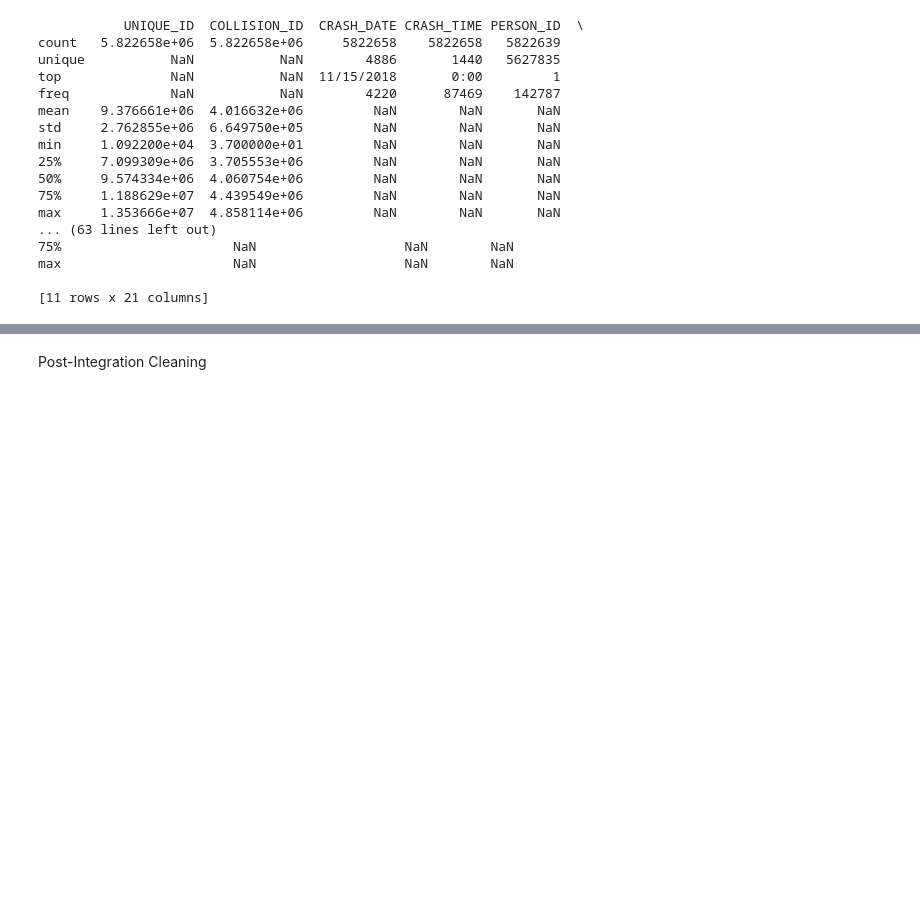
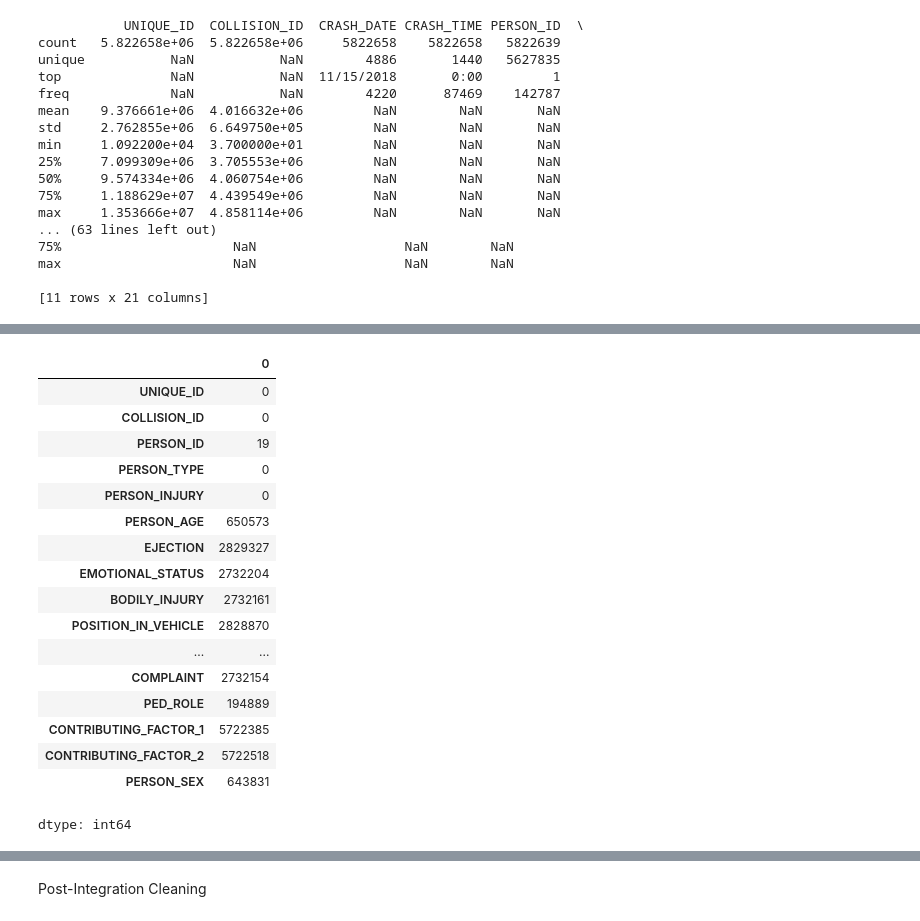
Before and after one commit to AmirBassemAdibAbdou/DataEngineering-Visualization, a Jupyter notebook: ProjectOneData&Vis.ipynb, the cells around one changed output, grey strips where cells are left out. Drawn from its saved outputs; the diff is of its cells as text; code cells hidden in the pictures; blank space fills up the shorter version.

```diff
--- a/ProjectOneData&Vis.ipynb
+++ b/ProjectOneData&Vis.ipynb
@@ -671,13 +418,0 @@ None
-# %%
-##also fill null values in catigorical columns with unknown
-categorical_cols_to_fill_persons = [
-    'EJECTION', 'EMOTIONAL_STATUS', 'BODILY_INJURY', 'POSITION_IN_VEHICLE',
-    'SAFETY_EQUIPMENT', 'PED_LOCATION', 'PED_ACTION', 'COMPLAINT', 'PED_ROLE',
-    'CONTRIBUTING_FACTOR_1', 'CONTRIBUTING_FACTOR_2', 'PERSON_SEX'
-]
-
-for col in categorical_cols_to_fill_persons:
-    df_persons[col] = df_persons[col].fillna('Unknown')
-
-print(df_persons.info())
-print(df_persons[categorical_cols_to_fill_persons].isnull().sum())
@@ -702,7 +418,0 @@ dtype: int64
-# %%
-##fill missing values in personId and vehicleID with unknown
-df_persons['PERSON_ID'] = df_persons['PERSON_ID'].fillna('Unknown')
-df_persons['VEHICLE_ID'] = df_persons['VEHICLE_ID'].fillna('Unknown')
-
-print(df_persons.info())
-print(df_persons[['PERSON_ID', 'VEHICLE_ID']].isnull().sum())
@@ -835,15 +418,0 @@ After quantifying duplicate `COLLISION_ID` counts, we explicitly drop any repeat
-# %%
-# Remove duplicate rows before integration
-crashes_before = len(df_crashes)
-df_crashes = df_crashes.drop_duplicates()
-print(f"Dropped {crashes_before - len(df_crashes)} duplicate crash rows")
-
-# UNIQUE_ID should already be unique, but we guard against accidental duplication
-persons_before = len(df_persons)
-df_persons = df_persons.drop_duplicates(subset=['UNIQUE_ID'])
-print(f"Dropped {persons_before - len(df_persons)} duplicate person rows")
-
-# Also ensure no duplicate COLLISION_ID + PERSON_ID combinations remain
-persons_before_combo = len(df_persons)
-df_persons = df_persons.drop_duplicates(subset=['COLLISION_ID', 'PERSON_ID', 'PERSON_TYPE', 'PERSON_INJURY'])
-print(f"Dropped {persons_before_combo - len(df_persons)} duplicate person role rows")
@@ -932,0 +451,21 @@ Error:
+# %%
+df_persons_clean.isna().sum()
+# %% [output]
+|  | 0 |
+| UNIQUE_ID | 0 |
+| COLLISION_ID | 0 |
+| PERSON_ID | 19 |
+| PERSON_TYPE | 0 |
+| PERSON_INJURY | 0 |
+| PERSON_AGE | 650573 |
+| EJECTION | 2829327 |
+| EMOTIONAL_STATUS | 2732204 |
+| BODILY_INJURY | 2732161 |
+| POSITION_IN_VEHICLE | 2828870 |
+| ... | ... |
+| COMPLAINT | 2732154 |
+| PED_ROLE | 194889 |
+| CONTRIBUTING_FACTOR_1 | 5722385 |
+| CONTRIBUTING_FACTOR_2 | 5722518 |
+| PERSON_SEX | 643831 |
+dtype: int64
```
Also changed, not shown: parts of 47 cells of this notebook.
